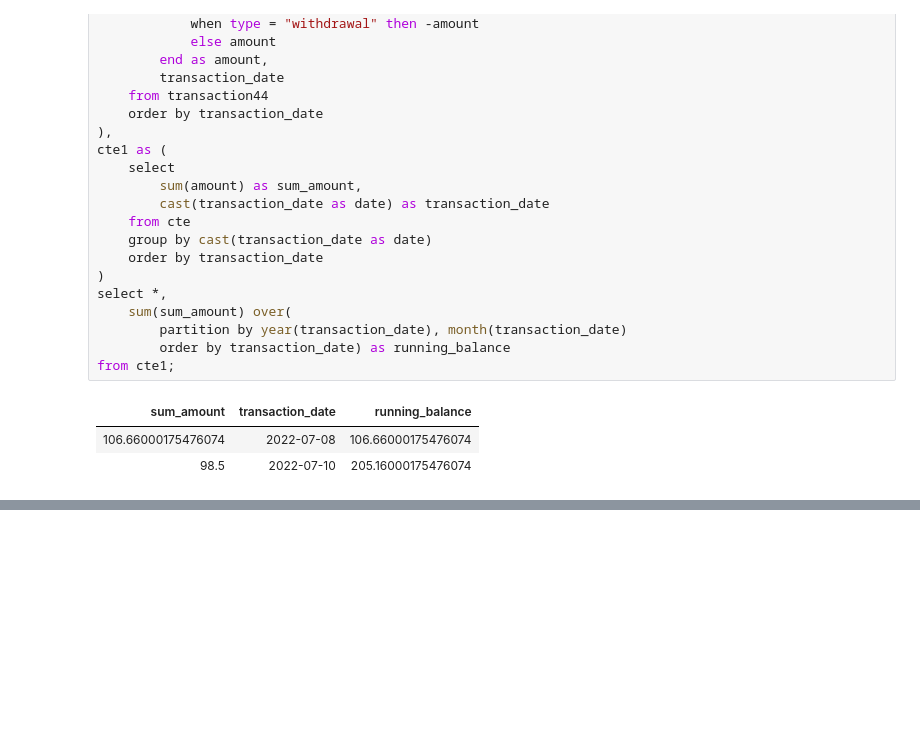
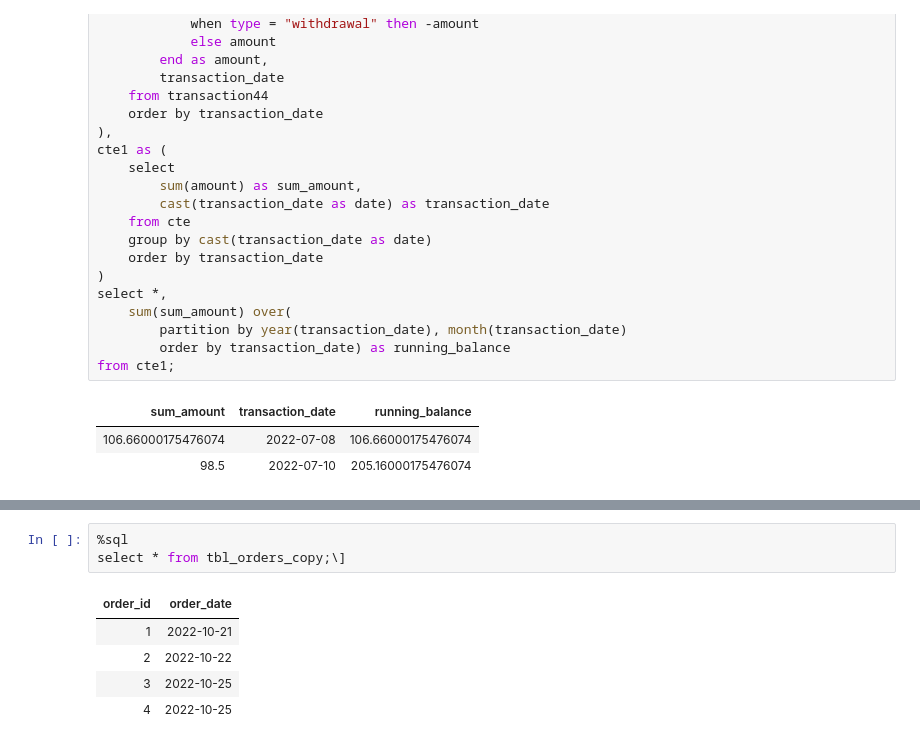
Before and after one commit to Rupam-1/SQL-Pyspark-practise_youtube, a Jupyter notebook: 04. SQL - Part3.ipynb, the cells around one changed output, grey strips where cells are left out. Saved outputs shown, nothing was run; the diff lists cells and outputs as text; blank space fills up the shorter version.

```diff
--- a/04. SQL - Part3.ipynb
+++ b/04. SQL - Part3.ipynb
@@ -1147,0 +1186,9 @@ from cte1;
+# %%
+%sql
+select * from tbl_orders_copy;\]
+# %% [output]
+| order_id | order_date |
+| 1 | 2022-10-21 |
+| 2 | 2022-10-22 |
+| 3 | 2022-10-25 |
+| 4 | 2022-10-25 |
```
Also changed, not shown: parts of 3 cells of this notebook, 1 other file.
